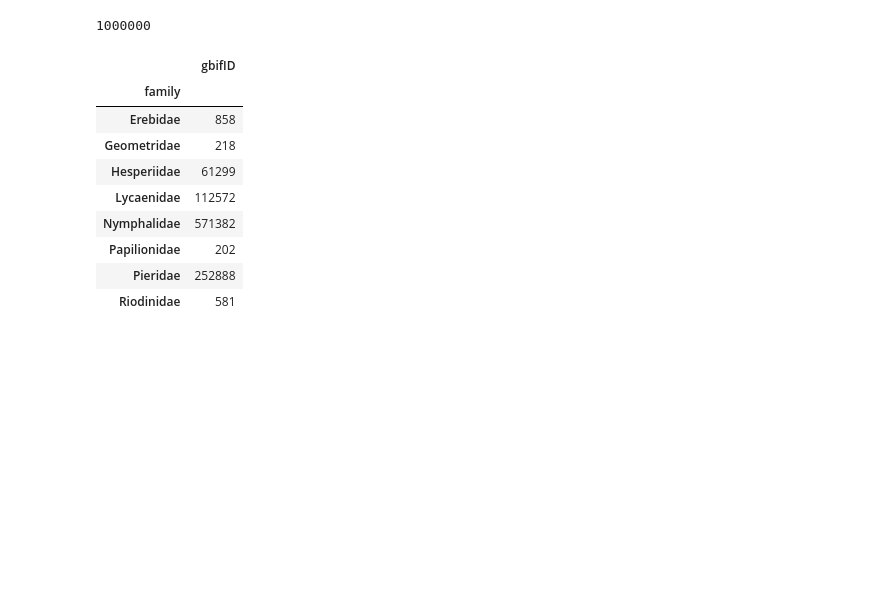
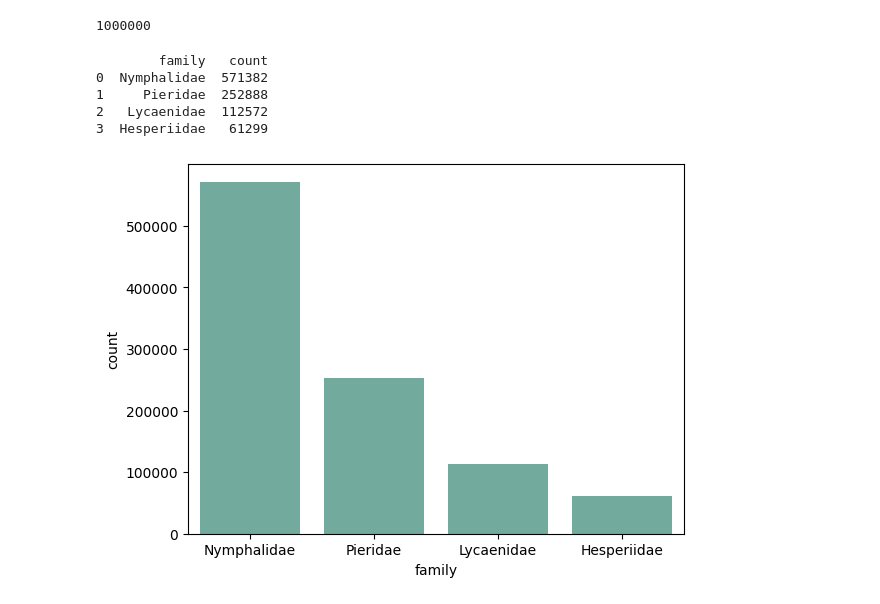
Before and after one commit to GianGab/butterfly_monitoring_analysis, a Jupyter notebook: butterfly_monitoring.ipynb, the cells around one changed output. Saved outputs shown, nothing was run; the diff lists cells and outputs as text; code cells hidden in the pictures; blank space fills up the shorter version.

```diff
--- a/butterfly_monitoring.ipynb
+++ b/butterfly_monitoring.ipynb
@@ -571,18 +571,30 @@ len(reduced_subset["gbifID"].unique()) ## yes still all unique
 # %% [output]
 1000000
 # %%
+
 # sns.displot(reduced_subset[col])
 top_family = reduced_subset[["family", "gbifID"]]
-top_family = top_family.groupby(["family"]).count()
-top_family
+top_family = top_family.groupby(["family"])\
+    .count()\
+    .sort_values(by= "gbifID",ascending= False)\
+    .rename(columns={"gbifID": "count"})\
+    .reset_index()\
+    .head(4)
+
+print(top_family)
+
+sns.barplot(
+    y="count",
+    x="family",
+    data = top_family,
+    estimator = sum,
+    errorbar = None,
+    color='#69b3a2')
+plt.show()
 # %% [output]
-|  | gbifID |
-| family |  |
-| Erebidae | 858 |
-| Geometridae | 218 |
-| Hesperiidae | 61299 |
-| Lycaenidae | 112572 |
-| Nymphalidae | 571382 |
-| Papilionidae | 202 |
-| Pieridae | 252888 |
-| Riodinidae | 581 |
+        family   count
+0  Nymphalidae  571382
+1     Pieridae  252888
+2   Lycaenidae  112572
+3  Hesperiidae   61299
+[figure, added]
```
Also changed, not shown: parts of 1 cell of this notebook.
